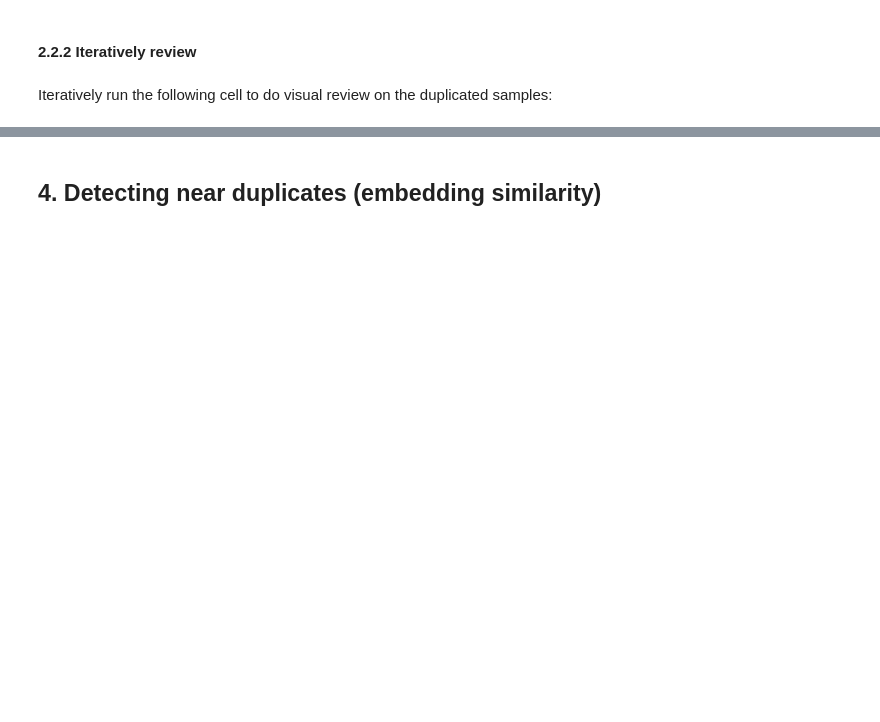
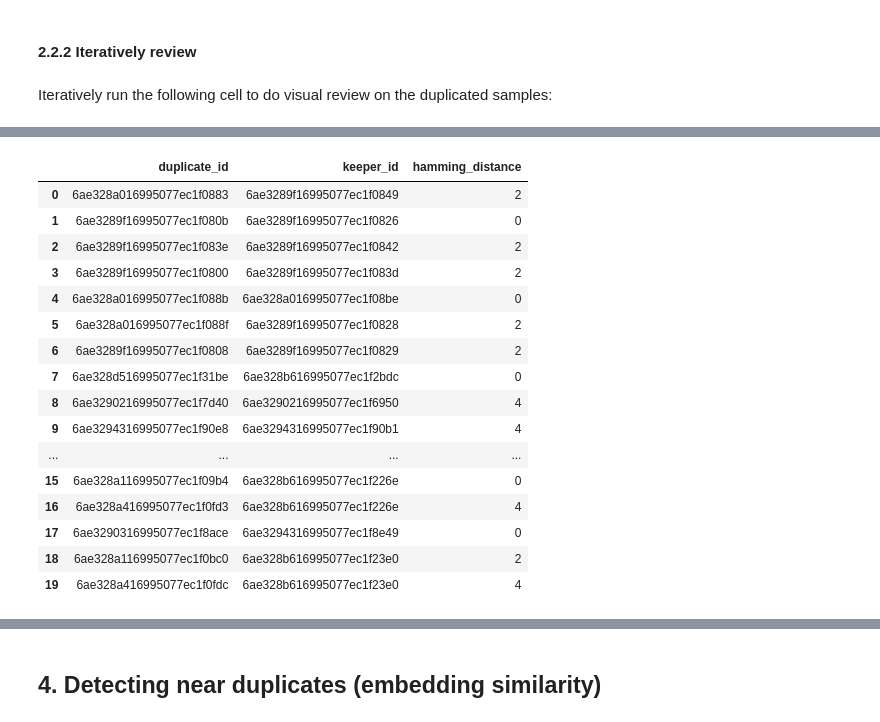
Before and after one commit to clymber/object_detection, a Jupyter notebook: dataset/notebooks/nb01.07-ball_detect_dataset/nb01.07.02-deduplicate.ipynb, the cells around one changed output, grey strips where cells are left out. Saved outputs shown, nothing was run; the diff lists cells and outputs as text; code cells hidden in the pictures; blank space fills up the shorter version.

```diff
--- a/dataset/notebooks/nb01.07-ball_detect_dataset/nb01.07.02-deduplicate.ipynb
+++ b/dataset/notebooks/nb01.07-ball_detect_dataset/nb01.07.02-deduplicate.ipynb
@@ -123,4 +123,4 @@ ImageHash hashes and compares images on CPU without a model download.
 # %%
 import imagehash
 
-PHASH_SIZE = 8
+PHASH_SIZE = 16
@@ -126,0 +134,8 @@ PHASH_SIZE = 8
+# %%
+exact_copies_by_representative = {ids[0]: ids[1:] for ids in ids_by_digest.values()}
+representative_ids = list(exact_copies_by_representative)
+print("Images selected for comparison:", len(representative_ids))
+
+representative_view = master.select(representative_ids, ordered=True)
+exclude_cnt = sum(len(copies) for copies in exact_copies_by_representative.values())
+print("Exact copies excluded from comparison:", exclude_cnt)
@@ -126,0 +270,61 @@ PHASH_SIZE = 8
+# %%
+from dataset_builder.deduplication import select_perceptual_duplicates
+
+PHASH_DUPLICATE_THRESHOLD = 4
+PERCEPTUAL_DUPLICATE_TAG = "review:perceptual_duplicate"
+
+if not 0 <= PHASH_DUPLICATE_THRESHOLD <= PHASH_MAX_DISTANCE:
+    raise ValueError("The duplicate threshold must be within the computed range.")
+
+duplicate_candidate_pairs = perceptual_pairs.loc[
+    perceptual_pairs["hamming_distance"] <= PHASH_DUPLICATE_THRESHOLD
+]
+duplicate_candidate_ids = set(
+    duplicate_candidate_pairs[["sample_id_a", "sample_id_b"]].to_numpy().ravel()
+)
+quality_view = master.select(
+    [sid for sid in representative_ids if sid in duplicate_candidate_ids], ordered=True
+)
+quality_ids, widths, heights, label_counts = cast(
+    tuple[list[str], list[int], list[int], list[int]],
+    quality_view.values(
+        [
+            "id", "metadata.width", "metadata.height",
+            fo.ViewField("original_labels.detections").length(),
+        ]
+    ),
+)
+if any(not width or not height for width, height in zip(widths, heights)):
+    raise ValueError(
+        "Image dimensions are required. Run master.compute_metadata() first."
+    )
+
+sample_quality = {
+    sid: (width * height, label_count)
+    for sid, width, height, label_count in zip(
+        quality_ids, widths, heights, label_counts
+    )
+}
+perceptual_keeper_ids, duplicate_assignments = select_perceptual_duplicates(
+    duplicate_candidate_pairs.itertuples(index=False, name=None),
+    sample_quality,
+    max_distance=PHASH_DUPLICATE_THRESHOLD,
+)
+perceptual_duplicate_ids = list(duplicate_assignments)
+perceptual_duplicate_assignments = pd.DataFrame(
+    [
+        (sid, keeper, distance)
+        for sid, (keeper, distance) in duplicate_assignments.items()
+    ],
+    columns=["duplicate_id", "keeper_id", "hamming_distance"],
+)
+
+master.untag_samples(PERCEPTUAL_DUPLICATE_TAG)
+if perceptual_duplicate_ids:
+    master.select(perceptual_duplicate_ids).tag_samples(PERCEPTUAL_DUPLICATE_TAG)
+
+print("Automatic duplicate threshold:", PHASH_DUPLICATE_THRESHOLD)
+print("Retained candidate images:", len(perceptual_keeper_ids))
+print("Tagged perceptual duplicates:", len(perceptual_duplicate_ids))
+display(perceptual_duplicate_assignments.head(20))
+# %% [output]
@@ -126,0 +334,17 @@ PHASH_SIZE = 8
+|  | duplicate_id | keeper_id | hamming_distance |
+| 0 | 6ae328a016995077ec1f0883 | 6ae3289f16995077ec1f0849 | 2 |
+| 1 | 6ae3289f16995077ec1f080b | 6ae3289f16995077ec1f0826 | 0 |
+| 2 | 6ae3289f16995077ec1f083e | 6ae3289f16995077ec1f0842 | 2 |
+| 3 | 6ae3289f16995077ec1f0800 | 6ae3289f16995077ec1f083d | 2 |
+| 4 | 6ae328a016995077ec1f088b | 6ae328a016995077ec1f08be | 0 |
+| 5 | 6ae328a016995077ec1f088f | 6ae3289f16995077ec1f0828 | 2 |
+| 6 | 6ae3289f16995077ec1f0808 | 6ae3289f16995077ec1f0829 | 2 |
+| 7 | 6ae328d516995077ec1f31be | 6ae328b616995077ec1f2bdc | 0 |
+| 8 | 6ae3290216995077ec1f7d40 | 6ae3290216995077ec1f6950 | 4 |
+| 9 | 6ae3294316995077ec1f90e8 | 6ae3294316995077ec1f90b1 | 4 |
+| ... | ... | ... | ... |
+| 15 | 6ae328a116995077ec1f09b4 | 6ae328b616995077ec1f226e | 0 |
+| 16 | 6ae328a416995077ec1f0fd3 | 6ae328b616995077ec1f226e | 4 |
+| 17 | 6ae3290316995077ec1f8ace | 6ae3294316995077ec1f8e49 | 0 |
+| 18 | 6ae328a116995077ec1f0bc0 | 6ae328b616995077ec1f23e0 | 2 |
+| 19 | 6ae328a416995077ec1f0fdc | 6ae328b616995077ec1f23e0 | 4 |
```
Also changed, not shown: parts of 21 cells of this notebook, 3 other files.
